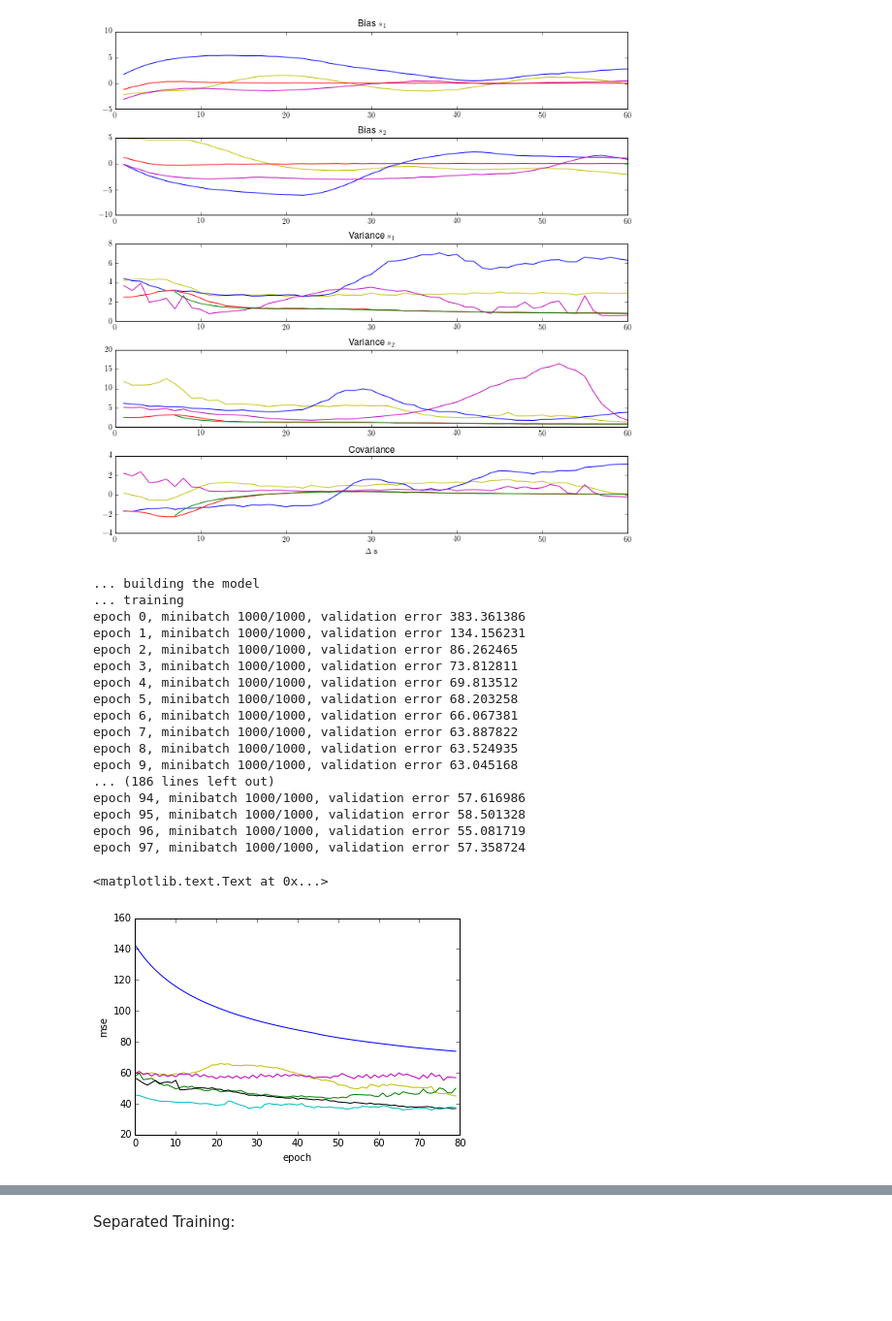
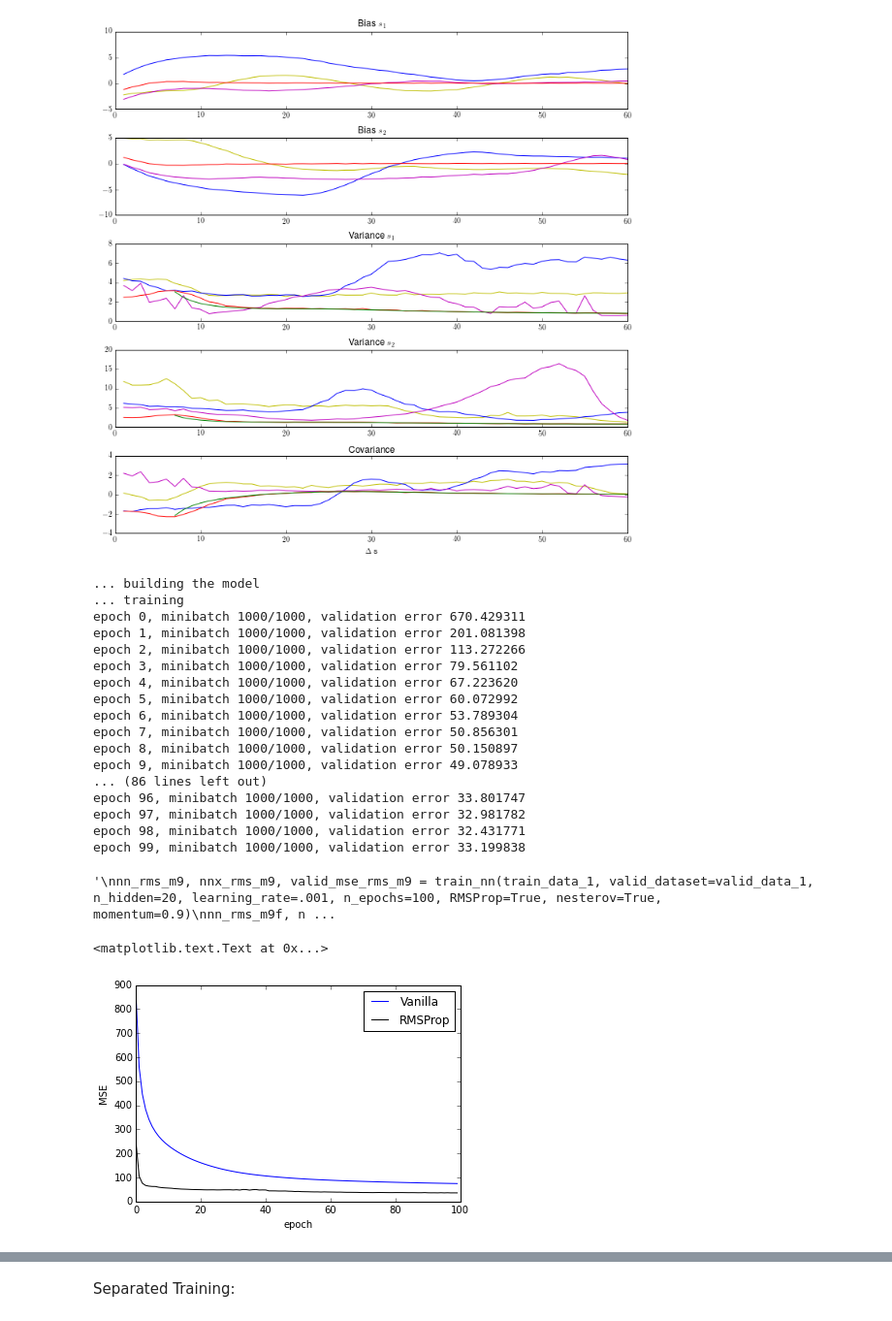
Before and after one commit to NYUMaLab/Divisive_Normalization_Project, a Jupyter notebook: Code/Demixing/Demixing DNN_Full.ipynb, the cells around one changed output, grey strips where cells are left out. Shown at 97% size. Cells and saved outputs as stored; diff of their text form; code cells hidden in the pictures; blank space fills up the shorter version.

```diff
--- a/Code/Demixing/Demixing DNN_Full.ipynb
+++ b/Code/Demixing/Demixing DNN_Full.ipynb
@@ -1326,41 +1333,43 @@ plt.tight_layout()
 train_data_1 = generate_trainset(20000)
 valid_data_1 = generate_trainset(20000)
 nn_rms, nnx_rms, valid_mse_rms = train_nn(train_data_1, valid_dataset=valid_data_1, n_hidden=20, learning_rate=.001, n_epochs=100, RMSProp=True)
+"""
 nn_rms_m9, nnx_rms_m9, valid_mse_rms_m9 = train_nn(train_data_1, valid_dataset=valid_data_1, n_hidden=20, learning_rate=.001, n_epochs=100, RMSProp=True, nesterov=True, momentum=0.9)
 nn_rms_m9f, nnx_rms_m9f, valid_mse_rms_m9f = train_nn(train_data_1, valid_dataset=valid_data_1, n_hidden=20, learning_rate=.001, n_epochs=100, RMSProp=True, nesterov=False, momentum=0.9)
 nn_rms_m95, nnx_rms_m95, valid_mse_rms_m95 = train_nn(train_data_1, valid_dataset=valid_data_1, n_hidden=20, learning_rate=.001, n_epochs=100, RMSProp=True, momentum=0.95)
 nn_rms_m99, nnx_rms_m99, valid_mse_rms_m99 = train_nn(train_data_1, valid_dataset=valid_data_1, n_hidden=20, learning_rate=.001, n_epochs=100, RMSProp=True, momentum=0.99)
 nn_plain, nnx_plain, valid_mse_plain = train_nn(train_data_1, valid_dataset=valid_data_1, n_hidden=20, learning_rate=.001, n_epochs=100)
+"""
 # %% [output]
 ... building the model
 ... training
-epoch 0, minibatch 1000/1000, validation error 383.361386
-epoch 1, minibatch 1000/1000, validation error 134.156231
-epoch 2, minibatch 1000/1000, validation error 86.262465
-epoch 3, minibatch 1000/1000, validation error 73.812811
-epoch 4, minibatch 1000/1000, validation error 69.813512
-epoch 5, minibatch 1000/1000, validation error 68.203258
-epoch 6, minibatch 1000/1000, validation error 66.067381
-epoch 7, minibatch 1000/1000, validation error 63.887822
-epoch 8, minibatch 1000/1000, validation error 63.524935
-epoch 9, minibatch 1000/1000, validation error 63.045168
-... (186 lines left out)
-epoch 94, minibatch 1000/1000, validation error 57.616986
-epoch 95, minibatch 1000/1000, validation error 58.501328
-epoch 96, minibatch 1000/1000, validation error 55.081719
-epoch 97, minibatch 1000/1000, validation error 57.358724
+epoch 0, minibatch 1000/1000, validation error 670.429311
+epoch 1, minibatch 1000/1000, validation error 201.081398
+epoch 2, minibatch 1000/1000, validation error 113.272266
+epoch 3, minibatch 1000/1000, validation error 79.561102
+epoch 4, minibatch 1000/1000, validation error 67.223620
+epoch 5, minibatch 1000/1000, validation error 60.072992
+epoch 6, minibatch 1000/1000, validation error 53.789304
+epoch 7, minibatch 1000/1000, validation error 50.856301
+epoch 8, minibatch 1000/1000, validation error 50.150897
+epoch 9, minibatch 1000/1000, validation error 49.078933
+... (86 lines left out)
+epoch 96, minibatch 1000/1000, validation error 33.801747
+epoch 97, minibatch 1000/1000, validation error 32.981782
+epoch 98, minibatch 1000/1000, validation error 32.431771
+epoch 99, minibatch 1000/1000, validation error 33.199838
+'\nnn_rms_m9, nnx_rms_m9, valid_mse_rms_m9 = train_nn(train_data_1, valid_dataset=valid_data_1, n_hidden=20, learning_rate=.001, n_epochs=100, RMSProp=True, nesterov=True, momentum=0.9)\nnn_rms_m9f, n ...
 # %%
-plt.plot(valid_mse_plain[20:100], c='b')
-plt.plot(valid_mse_rms[20:100], c='y')
-plt.plot(valid_mse_rms_m9[20:100], c='m')
-plt.plot(valid_mse_rms_m9f[20:100], c='g')
-plt.plot(valid_mse_rms_m95[20:100], c='k')
-plt.plot(valid_mse_rms_m99[20:100], c='c')
+#plt.plot(range(20, 100), valid_mse_plain[20:100], c='b')
+#plt.plot(range(20, 100), valid_mse_rms[20:100], c='y')
+plt.plot(valid_mse_plain, c='b', label='Vanilla')
+plt.plot(valid_mse_rms, c='k', label='RMSProp')
+plt.legend()
 plt.xlabel('epoch')
-plt.ylabel('mse')
+plt.ylabel('MSE')
 # %% [output]
 <matplotlib.text.Text at 0x...>
-[figure, old version]
+[figure, new version]
 # %%
 s1 = -30
 num_deltas = 60
```
Also changed, not shown: parts of 24 cells of this notebook, 9 other files.
